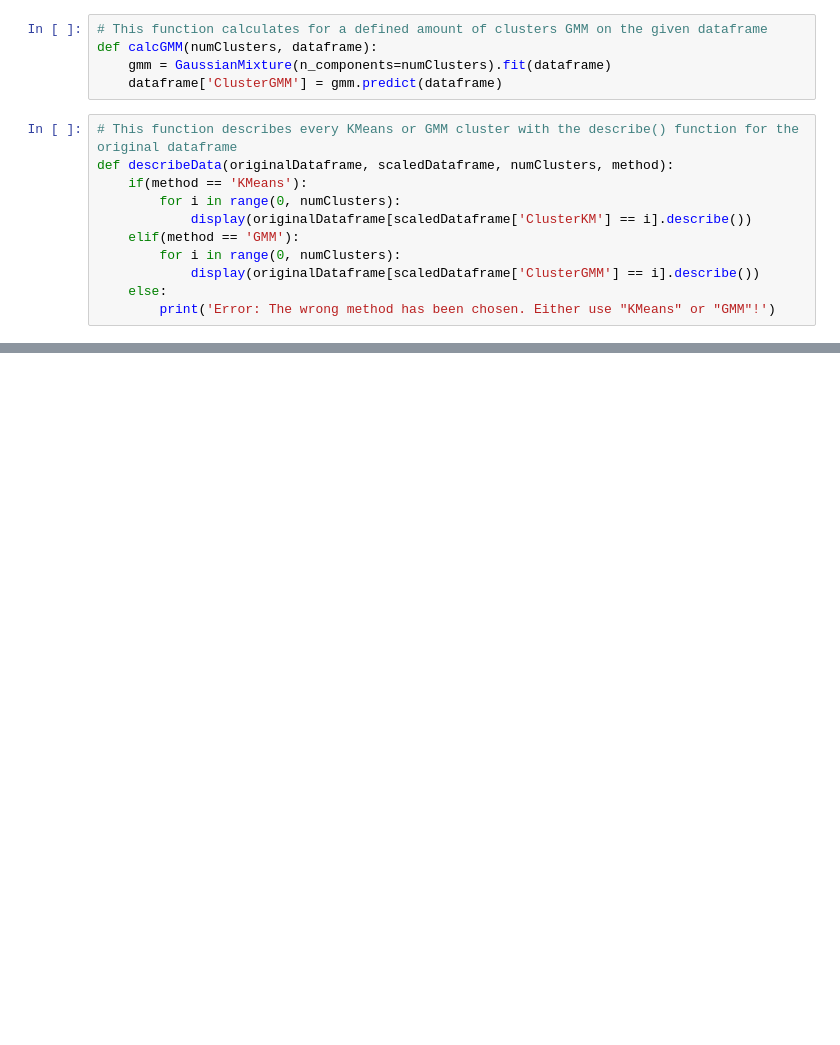
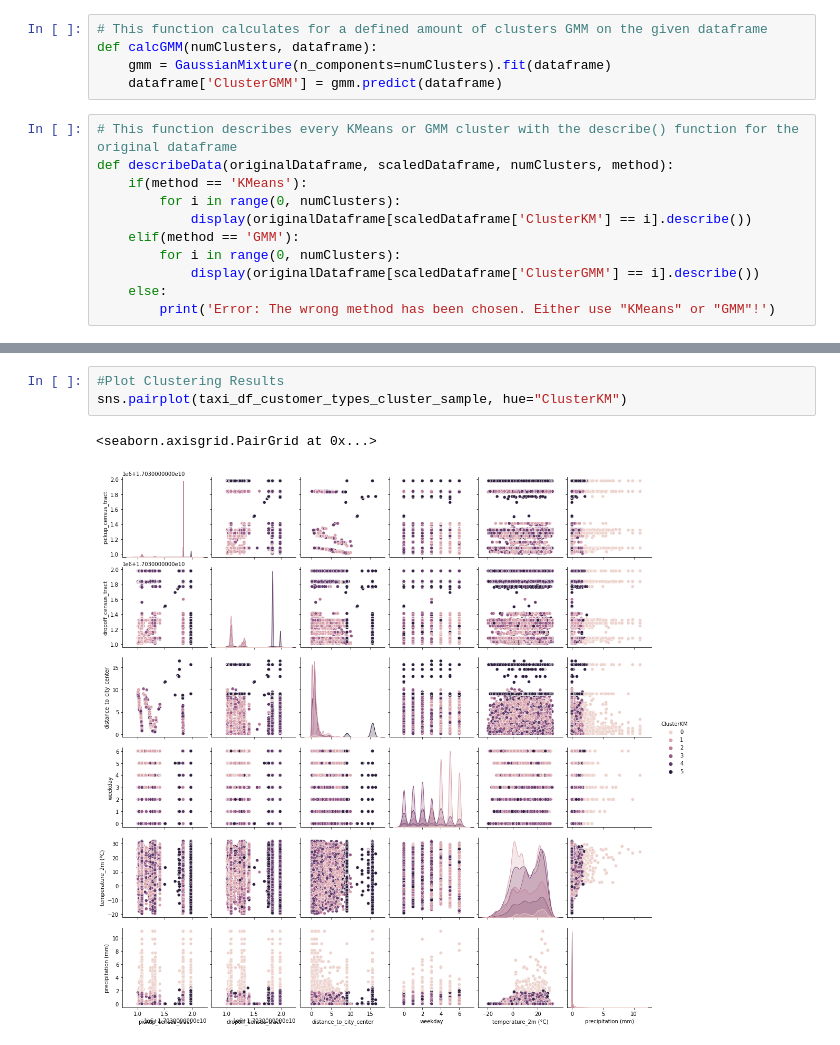
Before and after one commit to yassinehammou27/AAA_intentionally_blank, a Jupyter notebook: clustering.ipynb, the cells around one changed output, grey strips where cells are left out. Saved outputs shown, nothing was run; the diff lists cells and outputs as text; blank space fills up the shorter version.

```diff
--- a/clustering.ipynb
+++ b/clustering.ipynb
@@ -198,0 +430,6 @@ taxi_df_customer_types_cluster_scaled
+# %%
+#Plot Clustering Results
+sns.pairplot(taxi_df_customer_types_cluster_sample, hue="ClusterKM")
+# %% [output]
+<seaborn.axisgrid.PairGrid at 0x...>
+[figure, added]
```
Also changed, not shown: parts of 61 cells of this notebook.
